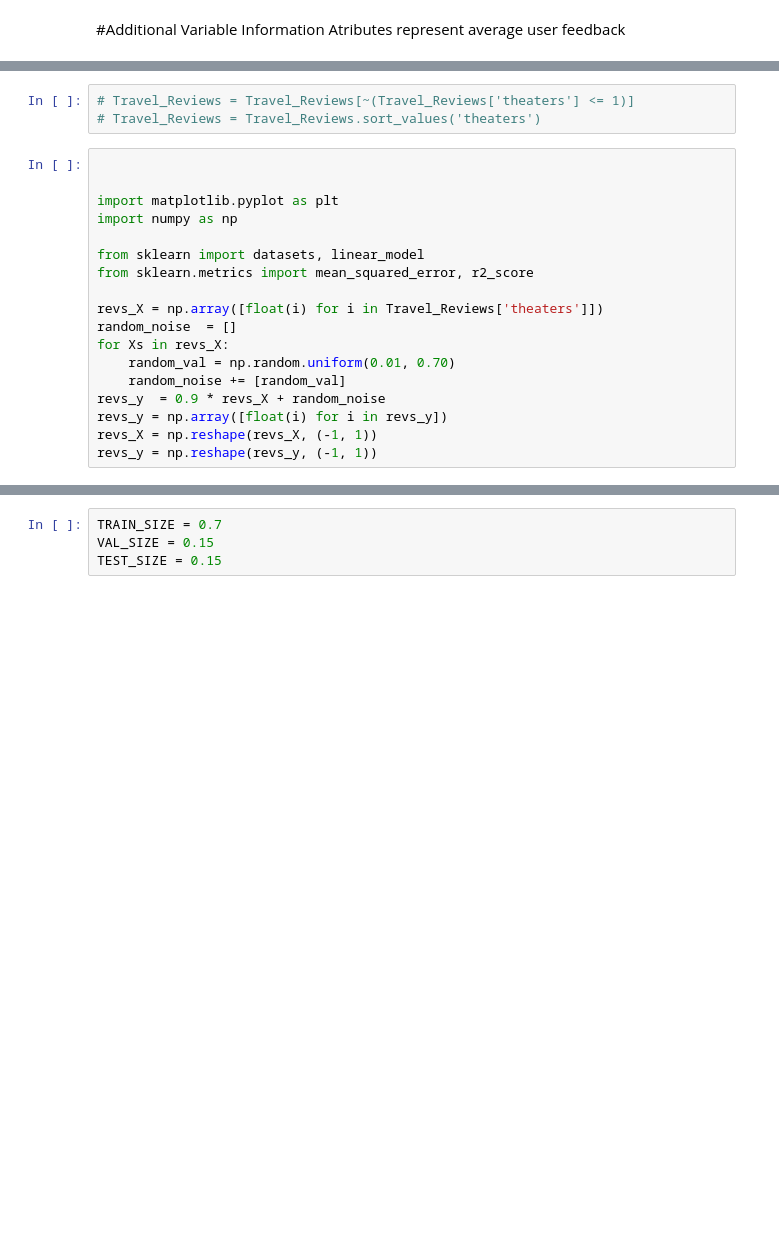
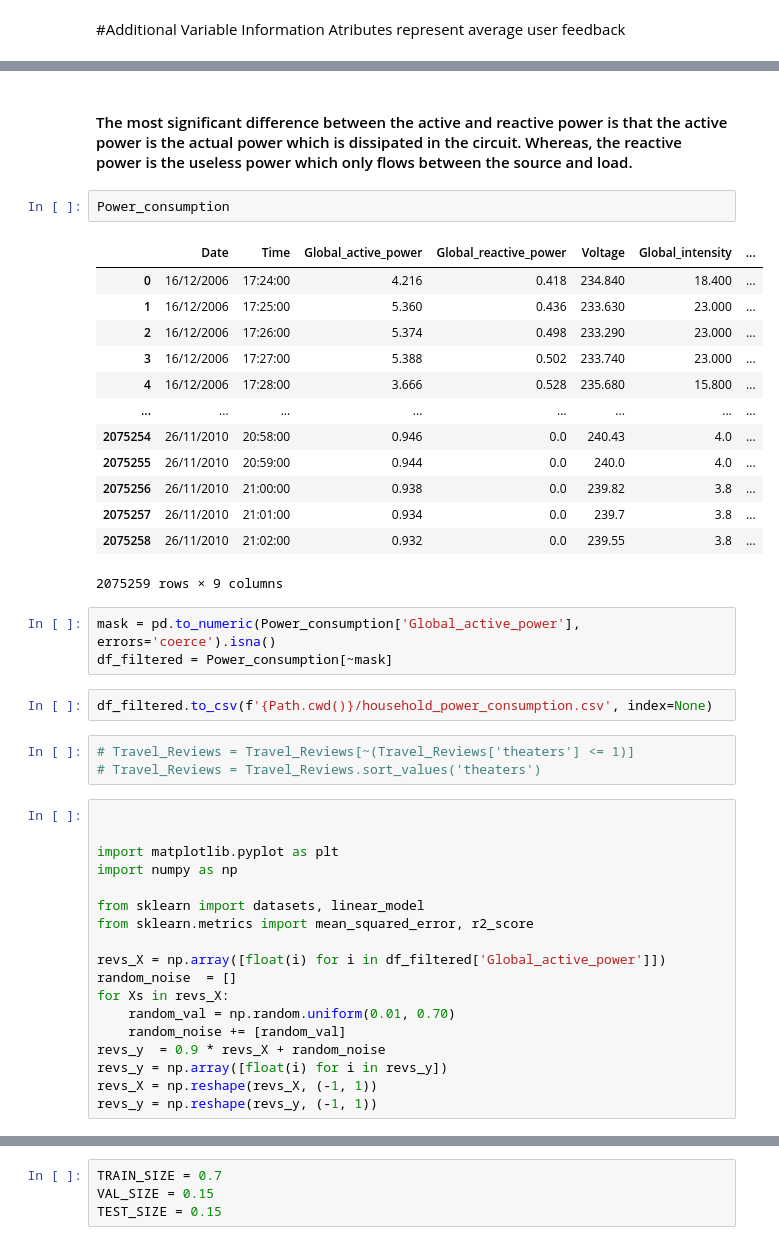
Before and after one commit to hublotik/deepl_labs, a Jupyter notebook: Travel_revs.ipynb, the cells around one changed output, grey strips where cells are left out. Saved outputs shown, nothing was run; the diff lists cells and outputs as text; blank space fills up the shorter version.

```diff
--- a/Travel_revs.ipynb
+++ b/Travel_revs.ipynb
@@ -32,3 +14,26 @@ Travel_Reviews
+# %% [markdown]
+#### The most significant difference between the active and reactive power is that the active power is the actual power which is dissipated in the circuit. Whereas, the reactive power is the useless power which only flows between the source and load.
+# %%
+Power_consumption
+# %% [output]
+|  | Date | Time | Global_active_power | Global_reactive_power | Voltage | Global_intensity | ... |
+| 0 | 16/12/2006 | 17:24:00 | 4.216 | 0.418 | 234.840 | 18.400 | ... |
+| 1 | 16/12/2006 | 17:25:00 | 5.360 | 0.436 | 233.630 | 23.000 | ... |
+| 2 | 16/12/2006 | 17:26:00 | 5.374 | 0.498 | 233.290 | 23.000 | ... |
+| 3 | 16/12/2006 | 17:27:00 | 5.388 | 0.502 | 233.740 | 23.000 | ... |
+| 4 | 16/12/2006 | 17:28:00 | 3.666 | 0.528 | 235.680 | 15.800 | ... |
+| ... | ... | ... | ... | ... | ... | ... | ... |
+| 2075254 | 26/11/2010 | 20:58:00 | 0.946 | 0.0 | 240.43 | 4.0 | ... |
+| 2075255 | 26/11/2010 | 20:59:00 | 0.944 | 0.0 | 240.0 | 4.0 | ... |
+| 2075256 | 26/11/2010 | 21:00:00 | 0.938 | 0.0 | 239.82 | 3.8 | ... |
+| 2075257 | 26/11/2010 | 21:01:00 | 0.934 | 0.0 | 239.7 | 3.8 | ... |
+| 2075258 | 26/11/2010 | 21:02:00 | 0.932 | 0.0 | 239.55 | 3.8 | ... |
+2075259 rows × 9 columns
+# %%
+mask = pd.to_numeric(Power_consumption['Global_active_power'], errors='coerce').isna()
+df_filtered = Power_consumption[~mask]
+# %%
+df_filtered.to_csv(f'{Path.cwd()}/household_power_consumption.csv', index=None)
 # %%
 # Travel_Reviews = Travel_Reviews[~(Travel_Reviews['theaters'] <= 1)]
 # Travel_Reviews = Travel_Reviews.sort_values('theaters')
@@ -41,7 +46,7 @@ import numpy as np
 from sklearn import datasets, linear_model
 from sklearn.metrics import mean_squared_error, r2_score
 
-revs_X = np.array([float(i) for i in Travel_Reviews['theaters']])
+revs_X = np.array([float(i) for i in df_filtered['Global_active_power']])
 random_noise  = []
 for Xs in revs_X:
     random_val = np.random.uniform(0.01, 0.70)
```
Also changed, not shown: parts of 23 cells of this notebook, 3 other files.
